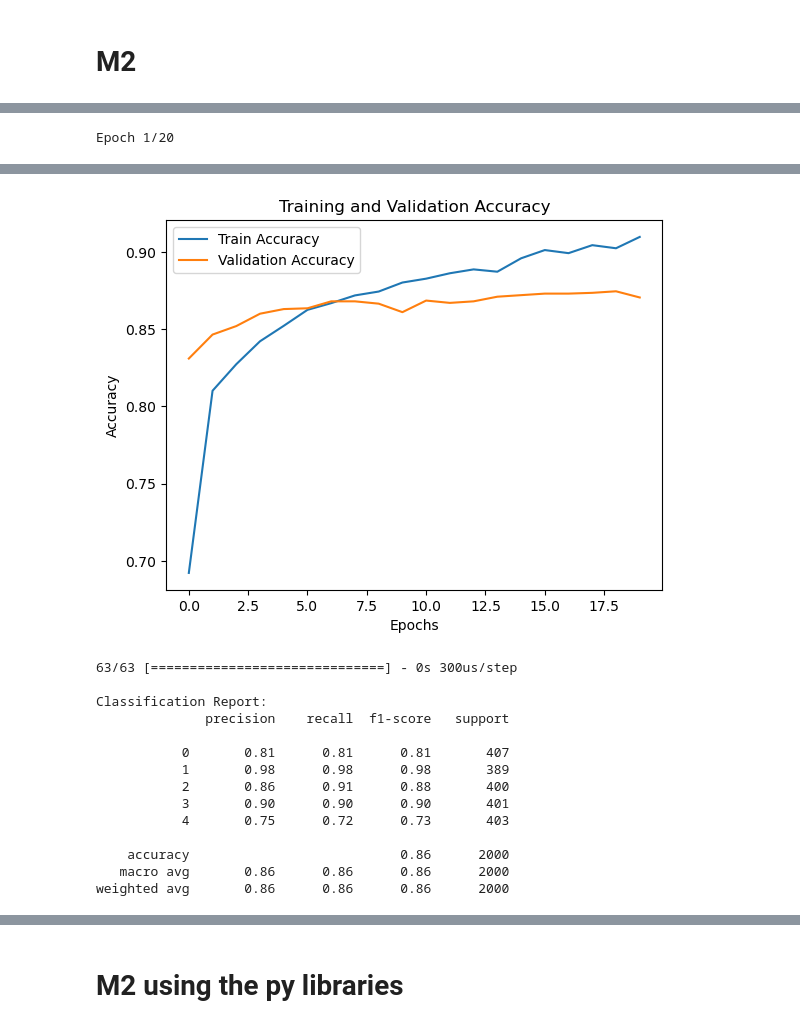
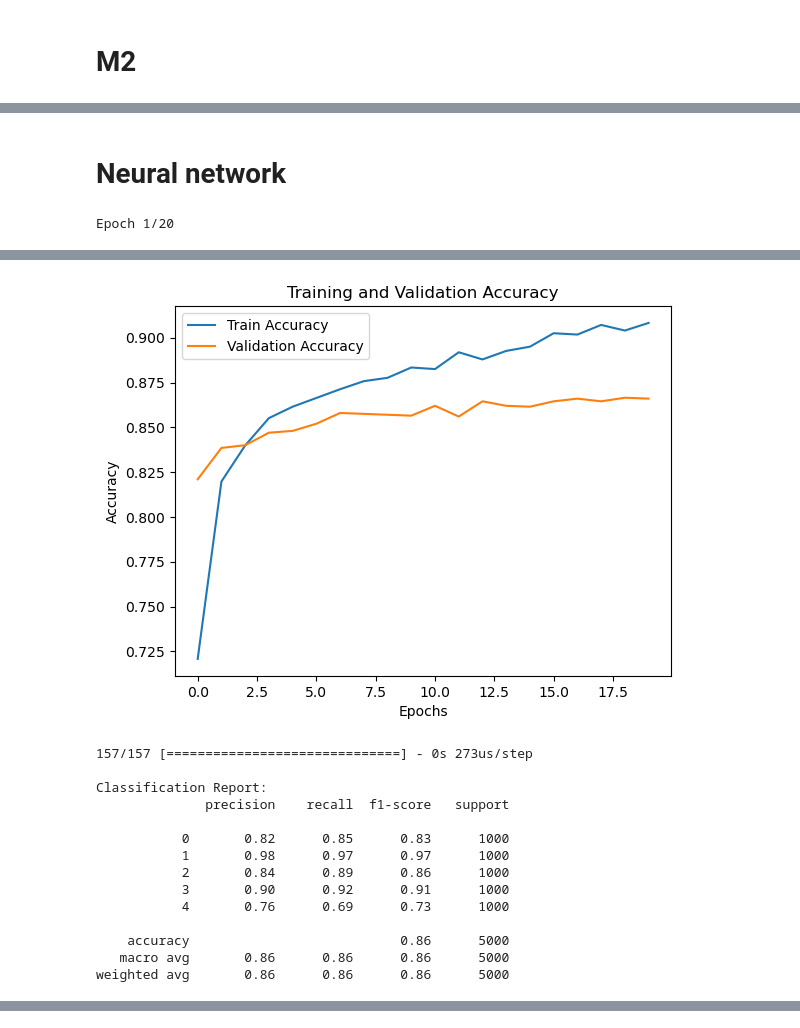
Before and after one commit to LJONeill/JustTwo, a Jupyter notebook: M1_M2.ipynb, the cells around one changed output, grey strips where cells are left out. Drawn from its saved outputs; the diff is of its cells as text; code cells hidden in the pictures.

```diff
--- a/M1_M2.ipynb
+++ b/M1_M2.ipynb
@@ -428,0 +34,9 @@ Test Accuracy: 84.85%
+# %%
+# Load post-PCA subsets
+data_folder = 'data/post_pca_subsets'
+PCA_split_X_train = np.load(os.path.join(data_folder, 'PCA_X_train.npy'))
+PCA_split_y_train = np.load(os.path.join(data_folder, 'PCA_y_train.npy'))
+PCA_X_validate = np.load(os.path.join(data_folder, 'PCA_X_validate.npy'))
+PCA_y_validate = np.load(os.path.join(data_folder, 'PCA_y_validate.npy'))
+PCA_X_test = np.load(os.path.join(data_folder, 'PCA_X_test.npy'))
+PCA_y_test= np.load(os.path.join(data_folder, 'PCA_y_test.npy'))
@@ -428,0 +148,8 @@ Test Accuracy: 84.85%
+# %%
+# Initialize your custom Decision Tree with specific parameters
+first_test_tree = DecisionTree(
+    max_depth=15,                  # Maximum depth of the tree
+    min_samples_leaf=1,            # Minimum number of samples per leaf node
+    min_information_gain=0.1,     # Minimum information gain required to split
+    numb_of_features_splitting= 2  # Number of features to consider when splitting
+)
@@ -431,15 +493,9 @@ Test Accuracy: 84.85%
+# %% [markdown]
+# Neural network
 # %%
 # Set random seed for reproducibility
 tf.random.set_seed(43)
 
-# Load post-PCA subsets
-data_folder = 'data/post_pca_subsets'
-X_train = np.load(os.path.join(data_folder, 'X_train.npy'))
-X_validate = np.load(os.path.join(data_folder, 'X_validate.npy'))
-Y_train = np.load(os.path.join(data_folder, 'Y_train.npy'))
-Y_validate = np.load(os.path.join(data_folder, 'Y_validate.npy'))
-X_test = np.load(os.path.join(data_folder, 'X_test.npy'))
-Y_test = np.load(os.path.join(data_folder, 'Y_test.npy'))
 
 # Define the neural network model
 def create_ffnn(input_dim, output_dim):
@@ -461,21 +517,21 @@ def create_ffnn(input_dim, output_dim):
     return model
 
 # Create the FFNN model
-input_dim = X_train.shape[1]  # Number of features (input dimension)
-output_dim = len(np.unique(Y_train))  # Number of unique classes (output dimension)
+input_dim = PCA_split_X_train.shape[1]  # Number of features (input dimension)
+output_dim = len(np.unique(PCA_split_y_train))  # Number of unique classes (output dimension)
 ffnn_model = create_ffnn(input_dim, output_dim)
 
 # Train the model
 history = ffnn_model.fit(
-    X_train, Y_train,
-    validation_data=(X_validate, Y_validate),
+    PCA_split_X_train, PCA_split_y_train,
+    validation_data=(PCA_X_validate, PCA_y_validate),
     epochs=20,
     batch_size=32,
     verbose=1
 )
 
 # Evaluate the model on the test set
-test_loss, test_acc = ffnn_model.evaluate(X_test, Y_test, verbose=2)
+test_loss, test_acc = ffnn_model.evaluate(PCA_X_test, PCA_y_test, verbose=2)
 print(f"Test Accuracy: {test_acc * 100:.2f}%")
 
 # Plot training and validation accuracy over epochs
@@ -488,14 +544,14 @@ plt.legend()
 plt.show()
 
 # Predict on the test set
-Y_test_pred = ffnn_model.predict(X_test).argmax(axis=1)
+Y_test_pred = ffnn_model.predict(PCA_X_test).argmax(axis=1)
 
 # Display classification report
 print("\nClassification Report:")
-print(classification_report(Y_test, Y_test_pred))
+print(classification_report(PCA_y_test, Y_test_pred))
 
 # Plot confusion matrix
-cm = confusion_matrix(Y_test, Y_test_pred)
+cm = confusion_matrix(PCA_y_test, Y_test_pred)  # Use PCA_y_test instead of PCA
 plt.figure(figsize=(8, 6))
 sns.heatmap(cm, annot=True, fmt='d', cmap='Blues', xticklabels=['T-shirt', 'Trouser', 'Pullover', 'Dress', 'Shirt'],
             yticklabels=['T-shirt', 'Trouser', 'Pullover', 'Dress', 'Shirt'])
@@ -526,15 +582,15 @@ Test Accuracy: 86.15%
-[figure, old version]
+[figure, new version]
-63/63 [==============================] - 0s 300us/step
+157/157 [==============================] - 0s 273us/step
 
 Classification Report:
               precision    recall  f1-score   support
 
-           0       0.81      0.81      0.81       407
-           1       0.98      0.98      0.98       389
-           2       0.86      0.91      0.88       400
-           3       0.90      0.90      0.90       401
-           4       0.75      0.72      0.73       403
+           0       0.82      0.85      0.83      1000
+           1       0.98      0.97      0.97      1000
+           2       0.84      0.89      0.86      1000
+           3       0.90      0.92      0.91      1000
+           4       0.76      0.69      0.73      1000
 
-    accuracy                           0.86      2000
-   macro avg       0.86      0.86      0.86      2000
-weighted avg       0.86      0.86      0.86      2000
+    accuracy                           0.86      5000
+   macro avg       0.86      0.86      0.86      5000
+weighted avg       0.86      0.86      0.86      5000
@@ -542,2 +597,0 @@ weighted avg       0.86      0.86      0.86      2000
-# %% [markdown]
-# M2 using the py libraries
```
Also changed, not shown: parts of 40 cells of this notebook, 8 other files.
